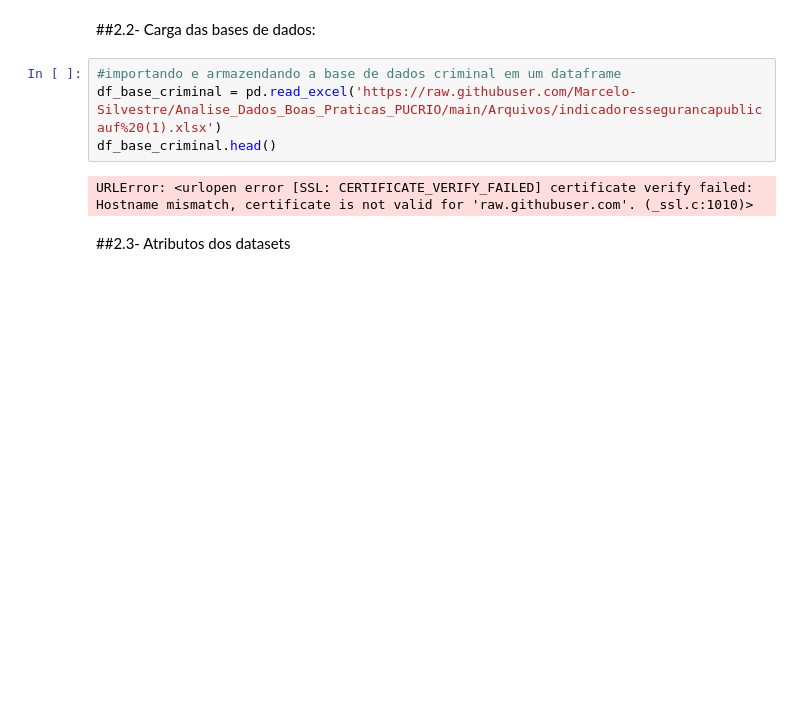
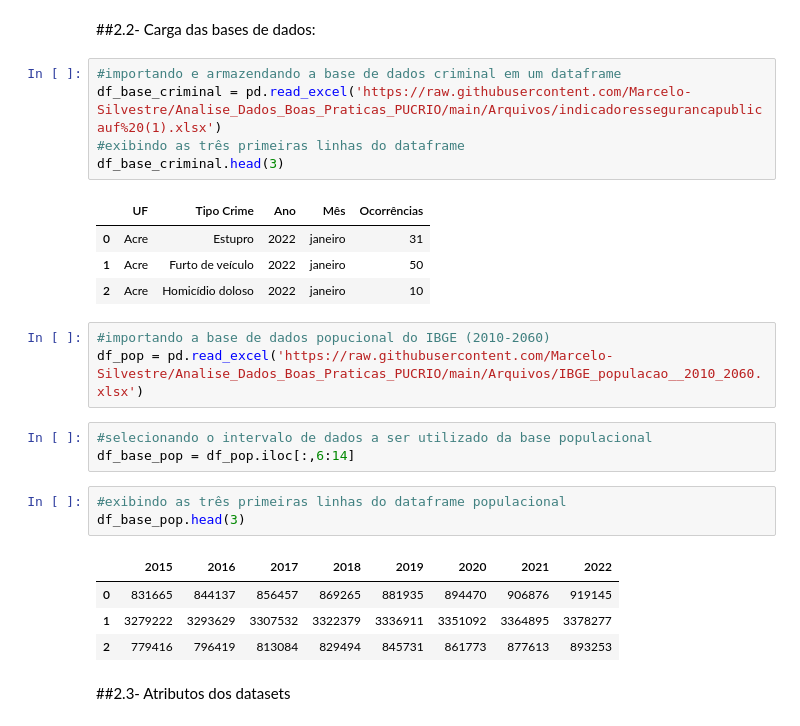
Before and after one commit to Marcelo-Silvestre/Analise_Dados_Boas_Praticas_PUCRIO, a Jupyter notebook: Notebooks/MVP_Análise_de_Dados_e_Boas_Práticas_(4052025001857).ipynb, the cells around one changed output. Cells and saved outputs as stored; diff of their text form; blank space fills up the shorter version.

```diff
--- a/Notebooks/MVP_Análise_de_Dados_e_Boas_Práticas_(4052025001857).ipynb
+++ b/Notebooks/MVP_Análise_de_Dados_e_Boas_Práticas_(4052025001857).ipynb
@@ -51,10 +51,28 @@ import seaborn as sns
 ##2.2- Carga das bases de dados:
 # %%
 #importando e armazendando a base de dados criminal em um dataframe
-df_base_criminal = pd.read_excel('https://raw.githubuser.com/Marcelo-Silvestre/Analise_Dados_Boas_Praticas_PUCRIO/main/Arquivos/indicadoressegurancapublicauf%20(1).xlsx')
-df_base_criminal.head()
+df_base_criminal = pd.read_excel('https://raw.githubusercontent.com/Marcelo-Silvestre/Analise_Dados_Boas_Praticas_PUCRIO/main/Arquivos/indicadoressegurancapublicauf%20(1).xlsx')
+#exibindo as três primeiras linhas do dataframe
+df_base_criminal.head(3)
 # %% [output]
-URLError: <urlopen error [SSL: CERTIFICATE_VERIFY_FAILED] certificate verify failed: Hostname mismatch, certificate is not valid for 'raw.githubuser.com'. (_ssl.c:1010)>
+|  | UF | Tipo Crime | Ano | Mês | Ocorrências |
+| 0 | Acre | Estupro | 2022 | janeiro | 31 |
+| 1 | Acre | Furto de veículo | 2022 | janeiro | 50 |
+| 2 | Acre | Homicídio doloso | 2022 | janeiro | 10 |
+# %%
+#importando a base de dados popucional do IBGE (2010-2060)
+df_pop = pd.read_excel('https://raw.githubusercontent.com/Marcelo-Silvestre/Analise_Dados_Boas_Praticas_PUCRIO/main/Arquivos/IBGE_populacao__2010_2060.xlsx')
+# %%
+#selecionando o intervalo de dados a ser utilizado da base populacional
+df_base_pop = df_pop.iloc[:,6:14]
+# %%
+#exibindo as três primeiras linhas do dataframe populacional
+df_base_pop.head(3)
+# %% [output]
+|  | 2015 | 2016 | 2017 | 2018 | 2019 | 2020 | 2021 | 2022 |
+| 0 | 831665 | 844137 | 856457 | 869265 | 881935 | 894470 | 906876 | 919145 |
+| 1 | 3279222 | 3293629 | 3307532 | 3322379 | 3336911 | 3351092 | 3364895 | 3378277 |
+| 2 | 779416 | 796419 | 813084 | 829494 | 845731 | 861773 | 877613 | 893253 |
 # %% [markdown]
 ##2.3- Atributos dos datasets
 # %%
```
